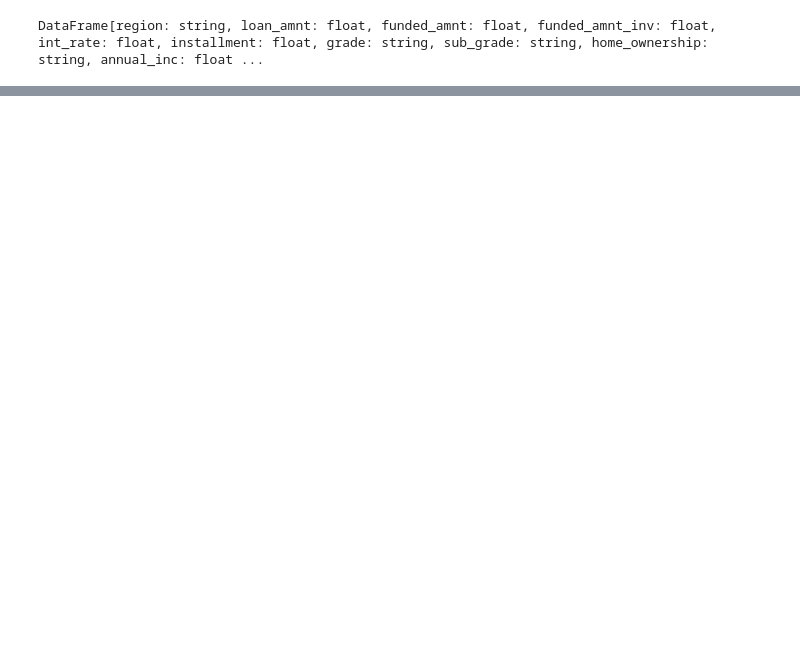
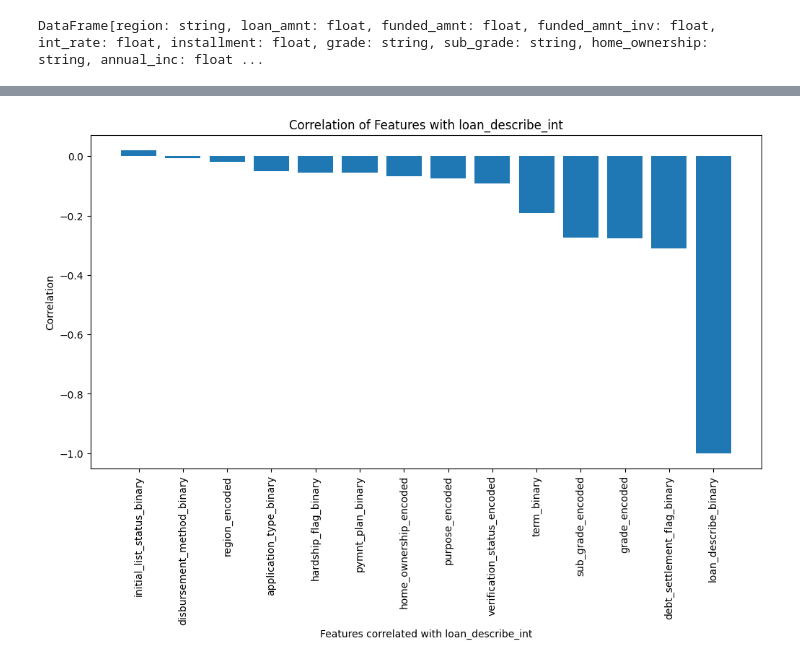
Before and after one commit to Jeremix7/Diploma, a Jupyter notebook: model.ipynb, the cells around one changed output, grey strips where cells are left out. Cells and saved outputs as stored; diff of their text form; code cells hidden in the pictures; blank space fills up the shorter version.

```diff
--- a/model.ipynb
+++ b/model.ipynb
@@ -760,0 +791,21 @@ Py4JJavaError: An error occurred while calling o6693.csv.
+# %%
+# Целевая переменная
+target_variable = "loan_describe_int"
+
+# Создаём подвыборку данных
+df_sample = fe_df.sample(fraction=0.01, seed=42)
+
+# Вычисляем корреляцию для каждой числовой колонки с целевой переменной
+correlations = []
+for column in cat_columns:
+    if column != target_variable:
+        corr_value = df_sample.stat.corr(target_variable, column)
+        correlations.append((column, corr_value))
+
+# Преобразуем результаты в Pandas DataFrame для сортировки и удобного вывода
+cat_correlation_df = pd.DataFrame(correlations, columns=["Feature", "Correlation"])
+sorted_cat_correlation_df = cat_correlation_df.sort_values(by="Correlation", ascending=False)
+
+# Вывод отсортированных корреляций
+print("Sorted correlations with target variable:")
+print(sorted_cat_correlation_df)
@@ -760,0 +829,10 @@ Py4JJavaError: An error occurred while calling o6693.csv.
+# %%
+plt.figure(figsize=(12, 6))
+plt.bar(sorted_cat_correlation_df["Feature"], sorted_cat_correlation_df["Correlation"])
+plt.xlabel(f"Features correlated with {target_variable}")
+plt.ylabel("Correlation")
+plt.xticks(rotation=90)
+plt.title(f"Correlation of Features with {target_variable}")
+plt.show()
+# %% [output]
+[figure, added]
```
Also changed, not shown: parts of 37 cells of this notebook, 1 other file.
